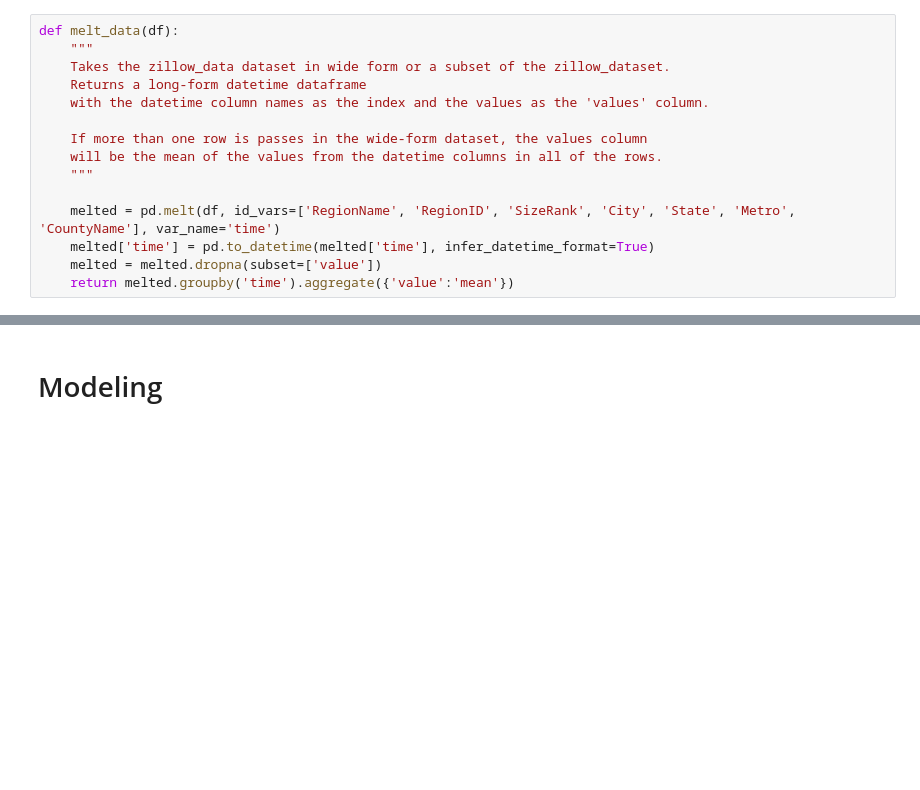
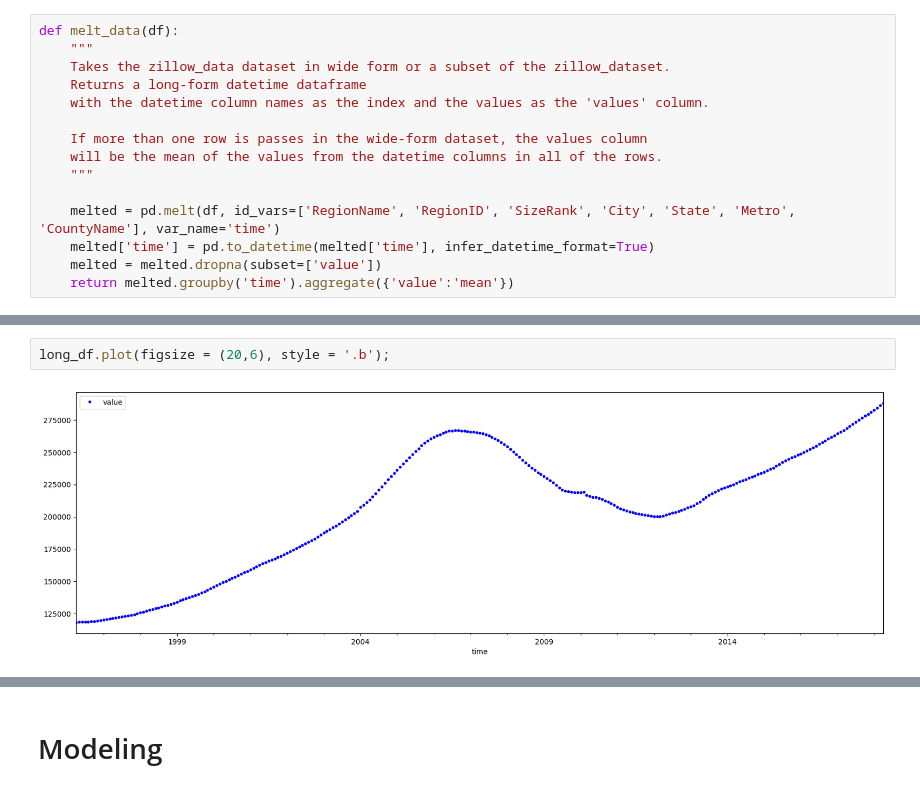
Before and after one commit to lalynjay/Time_series_analysis, a Jupyter notebook: Time_series_analysis.ipynb, the cells around one changed output, grey strips where cells are left out. Cells and saved outputs as stored; diff of their text form; blank space fills up the shorter version.

```diff
--- a/Time_series_analysis.ipynb
+++ b/Time_series_analysis.ipynb
@@ -132,0 +167,4 @@ def melt_data(df):
+# %%
+long_df.plot(figsize = (20,6), style = '.b');
+# %% [output]
+[figure, added]
```
Also changed, not shown: parts of 8 cells of this notebook.
